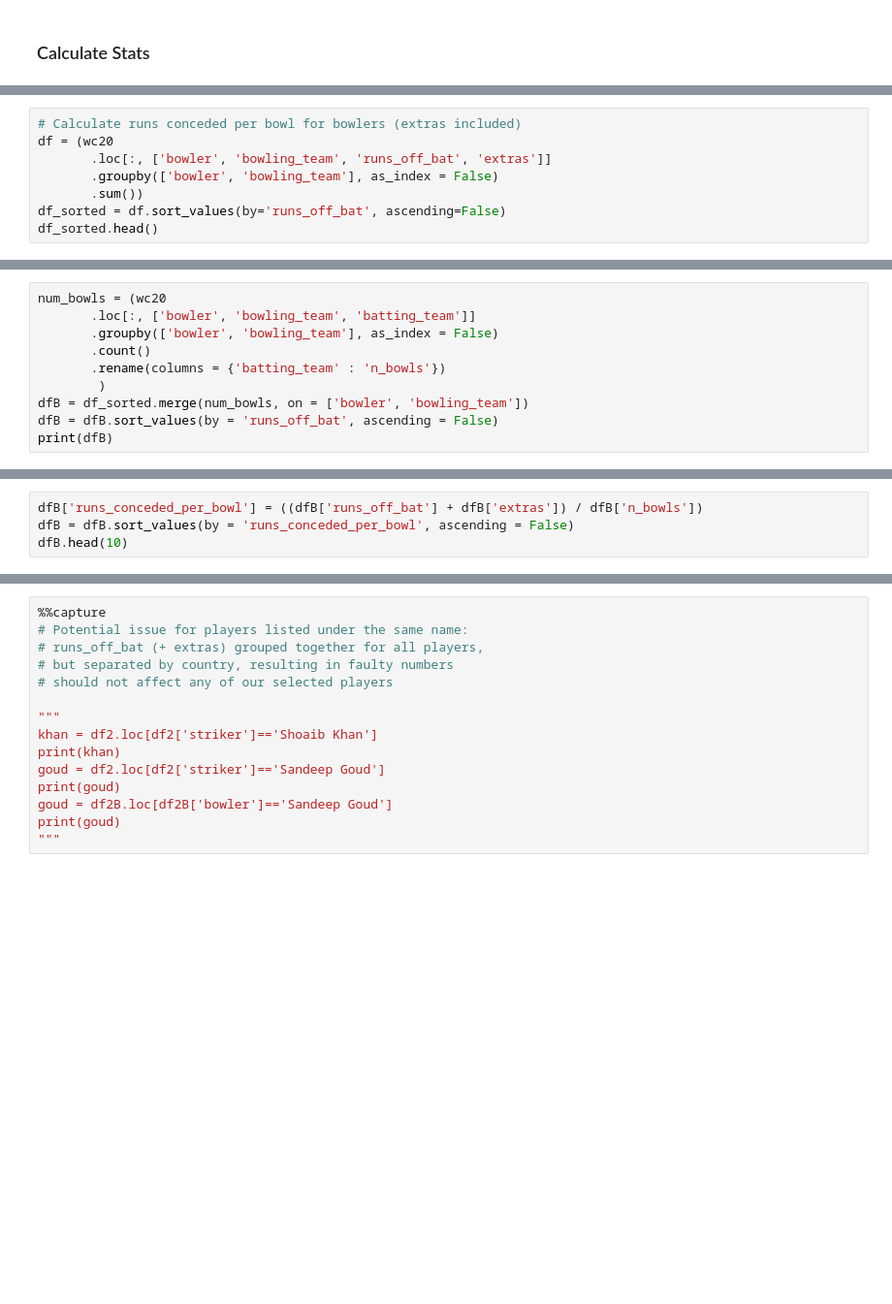
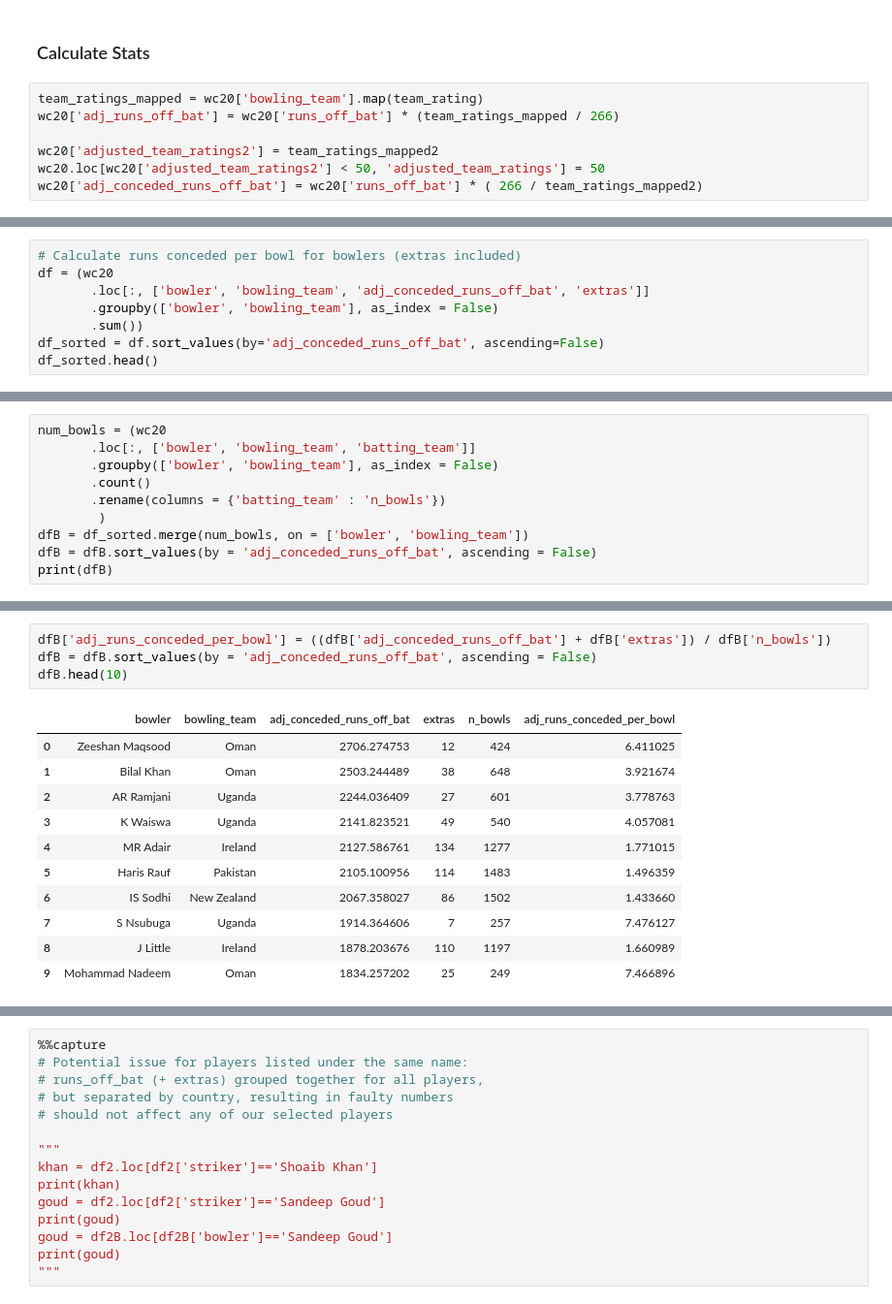
Before and after one commit to loreeian/wsa-cricket-2024-public, a Jupyter notebook: cricket_stats.ipynb, the cells around one changed output, grey strips where cells are left out. Shown at 97% size. Drawn from its saved outputs; the diff is of its cells as text; blank space fills up the shorter version.

```diff
--- a/cricket_stats.ipynb
+++ b/cricket_stats.ipynb
@@ -126,3 +169,10 @@ tier_list = {
 """
 # %% [markdown]
 ### Calculate Stats
+# %%
+team_ratings_mapped = wc20['bowling_team'].map(team_rating)
+wc20['adj_runs_off_bat'] = wc20['runs_off_bat'] * (team_ratings_mapped / 266)
+
+wc20['adjusted_team_ratings2'] = team_ratings_mapped2
+wc20.loc[wc20['adjusted_team_ratings2'] < 50, 'adjusted_team_ratings'] = 50
+wc20['adj_conceded_runs_off_bat'] = wc20['runs_off_bat'] * ( 266 / team_ratings_mapped2)
@@ -157,8 +267,8 @@ dfA.head(10)
 # %%
 # Calculate runs conceded per bowl for bowlers (extras included)
 df = (wc20
-       .loc[:, ['bowler', 'bowling_team', 'runs_off_bat', 'extras']]
+       .loc[:, ['bowler', 'bowling_team', 'adj_conceded_runs_off_bat', 'extras']]
        .groupby(['bowler', 'bowling_team'], as_index = False)
        .sum())
-df_sorted = df.sort_values(by='runs_off_bat', ascending=False)
+df_sorted = df.sort_values(by='adj_conceded_runs_off_bat', ascending=False)
 df_sorted.head()
@@ -170,5 +287,5 @@ num_bowls = (wc20
        .rename(columns = {'batting_team' : 'n_bowls'})
         )
 dfB = df_sorted.merge(num_bowls, on = ['bowler', 'bowling_team'])
-dfB = dfB.sort_values(by = 'runs_off_bat', ascending = False)
+dfB = dfB.sort_values(by = 'adj_conceded_runs_off_bat', ascending = False)
 print(dfB)
@@ -175,7 +307,19 @@ print(dfB)
 # %%
-dfB['runs_conceded_per_bowl'] = ((dfB['runs_off_bat'] + dfB['extras']) / dfB['n_bowls'])
-dfB = dfB.sort_values(by = 'runs_conceded_per_bowl', ascending = False)
+dfB['adj_runs_conceded_per_bowl'] = ((dfB['adj_conceded_runs_off_bat'] + dfB['extras']) / dfB['n_bowls'])
+dfB = dfB.sort_values(by = 'adj_conceded_runs_off_bat', ascending = False)
 dfB.head(10)
+# %% [output]
+|  | bowler | bowling_team | adj_conceded_runs_off_bat | extras | n_bowls | adj_runs_conceded_per_bowl |
+| 0 | Zeeshan Maqsood | Oman | 2706.274753 | 12 | 424 | 6.411025 |
+| 1 | Bilal Khan | Oman | 2503.244489 | 38 | 648 | 3.921674 |
+| 2 | AR Ramjani | Uganda | 2244.036409 | 27 | 601 | 3.778763 |
+| 3 | K Waiswa | Uganda | 2141.823521 | 49 | 540 | 4.057081 |
+| 4 | MR Adair | Ireland | 2127.586761 | 134 | 1277 | 1.771015 |
+| 5 | Haris Rauf | Pakistan | 2105.100956 | 114 | 1483 | 1.496359 |
+| 6 | IS Sodhi | New Zealand | 2067.358027 | 86 | 1502 | 1.433660 |
+| 7 | S Nsubuga | Uganda | 1914.364606 | 7 | 257 | 7.476127 |
+| 8 | J Little | Ireland | 1878.203676 | 110 | 1197 | 1.660989 |
+| 9 | Mohammad Nadeem | Oman | 1834.257202 | 25 | 249 | 7.466896 |
 # %%
 players = pd.read_csv('players.csv')
 
```
Also changed, not shown: parts of 15 cells of this notebook.
